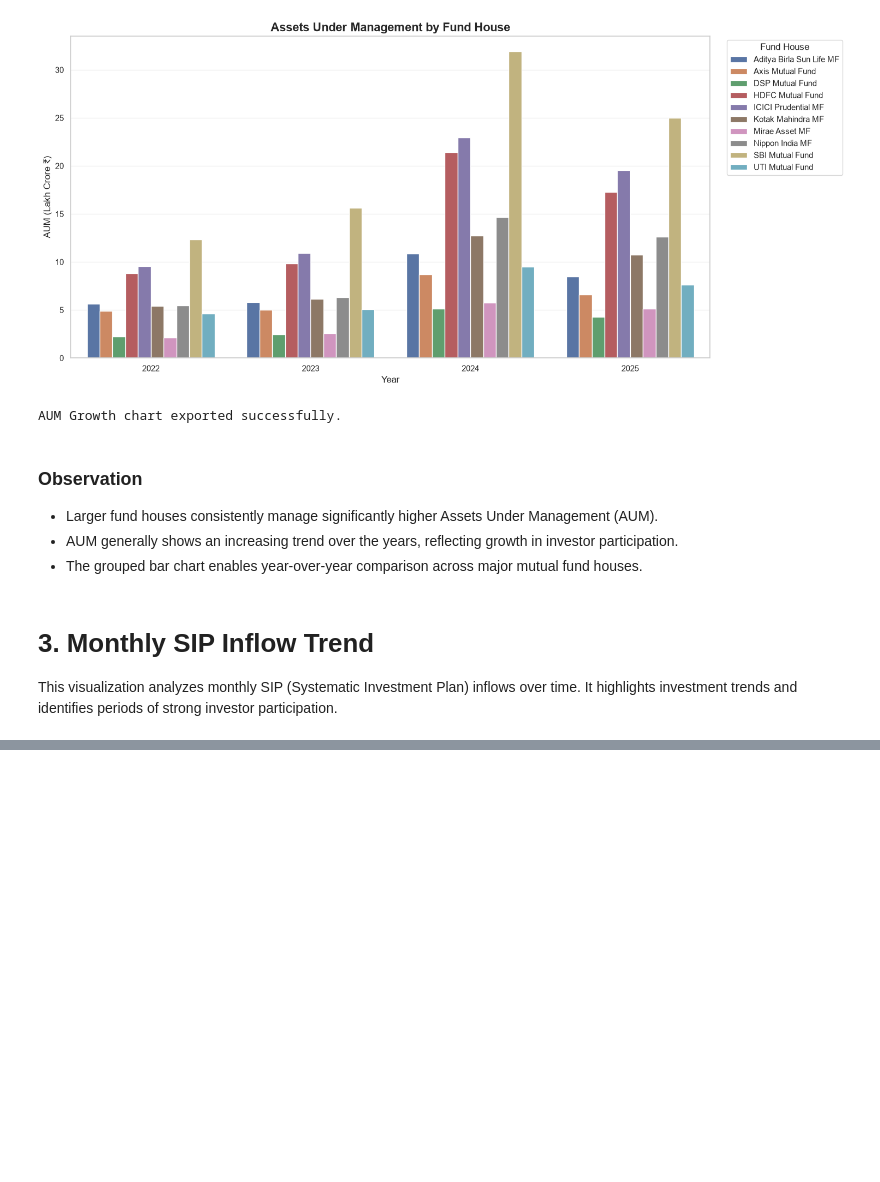
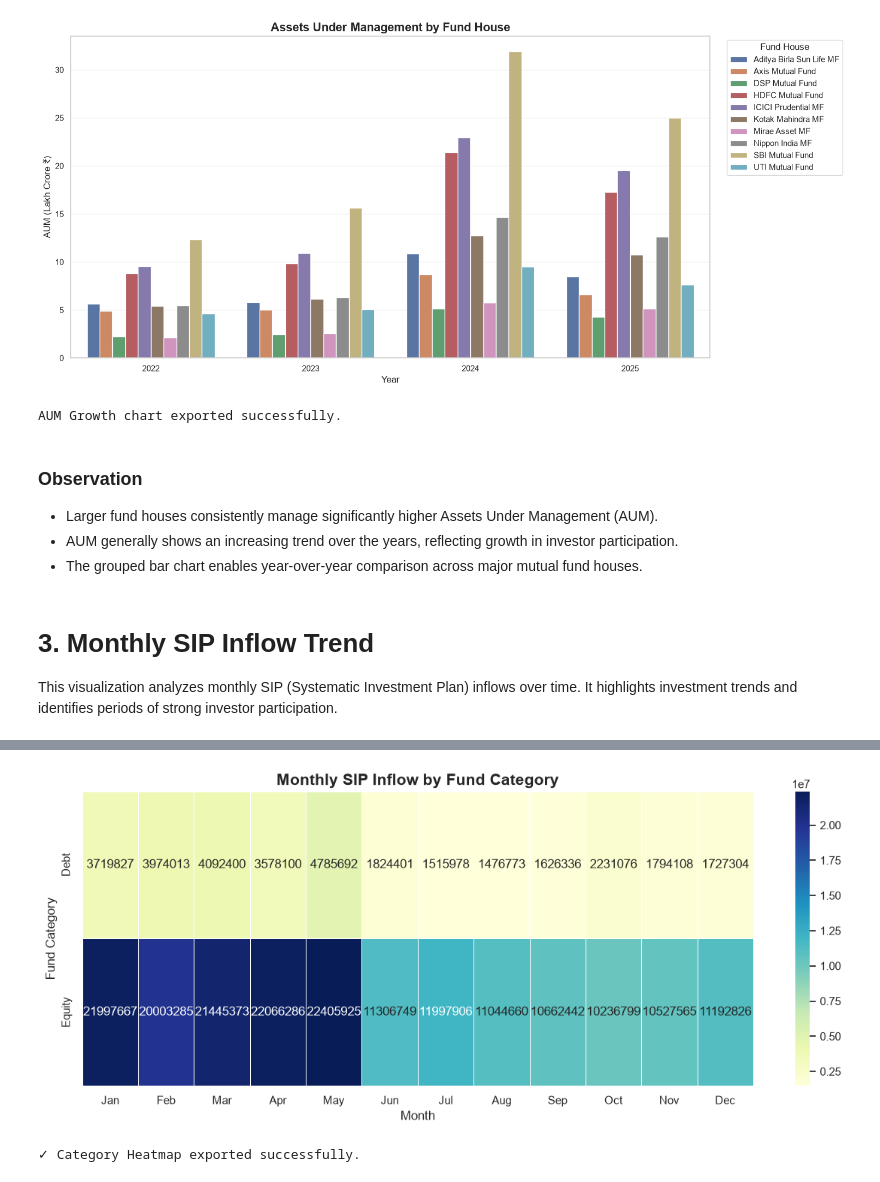
Before and after one commit to KhushalVardhanNeeli/MutualFundAnalytics, a Jupyter notebook: notebooks/EDA_Analysis.ipynb, the cells around one changed output, grey strips where cells are left out. Drawn from its saved outputs; the diff is of its cells as text; code cells hidden in the pictures; blank space fills up the shorter version.

```diff
--- a/notebooks/EDA_Analysis.ipynb
+++ b/notebooks/EDA_Analysis.ipynb
@@ -365,0 +370,80 @@ TypeError: Type is not JSON serializable: Timestamp
+# %%
+# ============================================================
+# Category-wise SIP Inflow Heatmap
+# ============================================================
+
+# Merge transactions with fund information
+heatmap_df = fact_transactions.merge(
+    dim_fund[["amfi_code", "category"]],
+    on="amfi_code",
+    how="left"
+)
+
+# Keep only SIP transactions
+heatmap_df = heatmap_df[
+    heatmap_df["transaction_type"] == "SIP"
+].copy()
+
+# Convert date
+heatmap_df["transaction_date"] = pd.to_datetime(
+    heatmap_df["transaction_date"]
+)
+
+# Month name
+heatmap_df["Month"] = heatmap_df["transaction_date"].dt.strftime("%b")
+
+# Month order
+month_order = [
+    "Jan","Feb","Mar","Apr","May","Jun",
+    "Jul","Aug","Sep","Oct","Nov","Dec"
+]
+
+heatmap_df["Month"] = pd.Categorical(
+    heatmap_df["Month"],
+    categories=month_order,
+    ordered=True
+)
+
+# Create Pivot Table
+heatmap_data = heatmap_df.pivot_table(
+    index="category",
+    columns="Month",
+    values="amount_inr",
+    aggfunc="sum",
+    fill_value=0
+)
+
+# Plot
+plt.figure(figsize=(12,5))
+
+sns.heatmap(
+    heatmap_data,
+    cmap="YlGnBu",
+    annot=True,
+    fmt=".0f",
+    linewidths=0.5
+)
+
+plt.title(
+    "Monthly SIP Inflow by Fund Category",
+    fontsize=15,
+    fontweight="bold"
+)
+
+plt.xlabel("Month")
+
+plt.ylabel("Fund Category")
+
+plt.tight_layout()
+
+plt.savefig(
+    "../charts/category_heatmap.png",
+    dpi=300
+)
+
+plt.show()
+
+print("✓ Category Heatmap exported successfully.")
+# %% [output]
+[figure, added]
+✓ Category Heatmap exported successfully.
```
Also changed, not shown: parts of 39 cells of this notebook, 47 other files.
